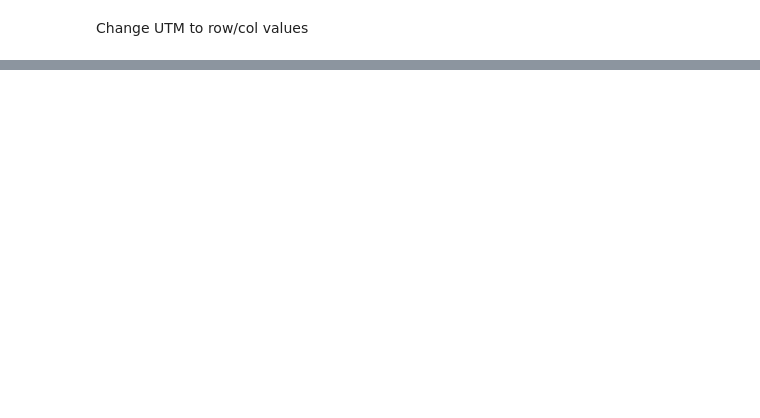
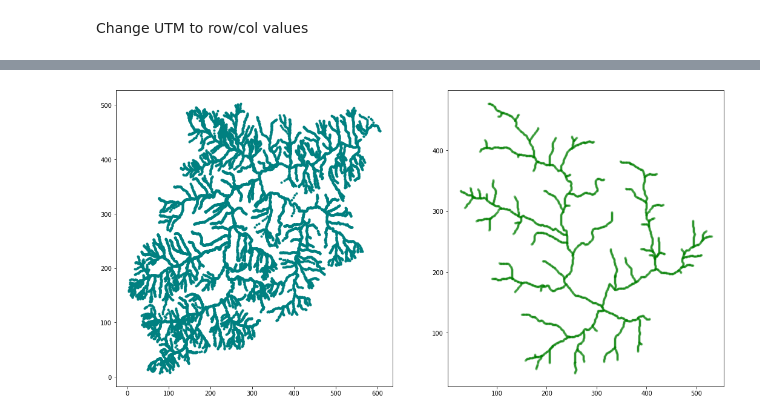
Before and after one commit to slundell123/DHSVM-for-CSDMS, a Jupyter notebook: dimensionlessDischargeModel/graphs.ipynb, the cells around one changed output, grey strips where cells are left out. Saved outputs shown, nothing was run; the diff lists cells and outputs as text; code cells hidden in the pictures; blank space fills up the shorter version.

```diff
--- a/dimensionlessDischargeModel/graphs.ipynb
+++ b/dimensionlessDischargeModel/graphs.ipynb
@@ -390,0 +426,17 @@ print(max(mapDf['row']))
+# %%
+f, (ax3,ax4) = plt.subplots(1, 2)
+cols =  dfFlowLines['col']
+rows =  dfFlowLines['row']
+colsSub =  mapDf['col']
+rowsSub =  mapDf['row']
+ax3.scatter(cols,rows, color = 'teal', s=9)
+ax4.scatter(colsSub,rowsSub, color = 'green', s=9, alpha = 0.3)
+
+
+
+f.set_figheight(9)
+f.set_figwidth(18)
+
+plt.show()
+# %% [output]
+[figure, added]
```
Also changed, not shown: parts of 15 cells of this notebook.
